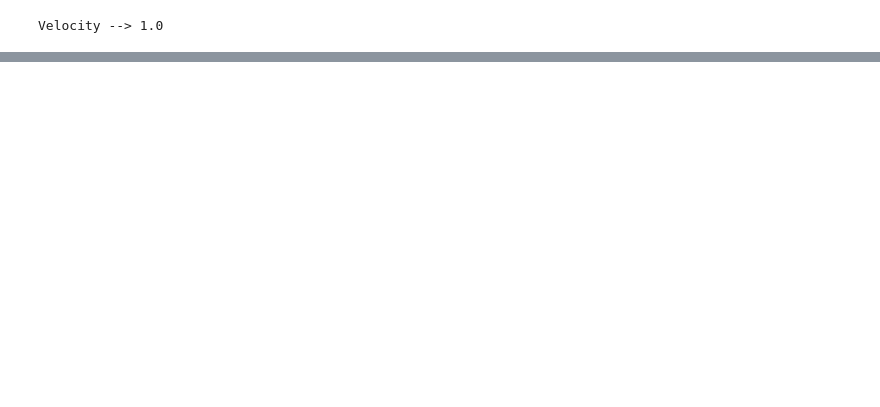
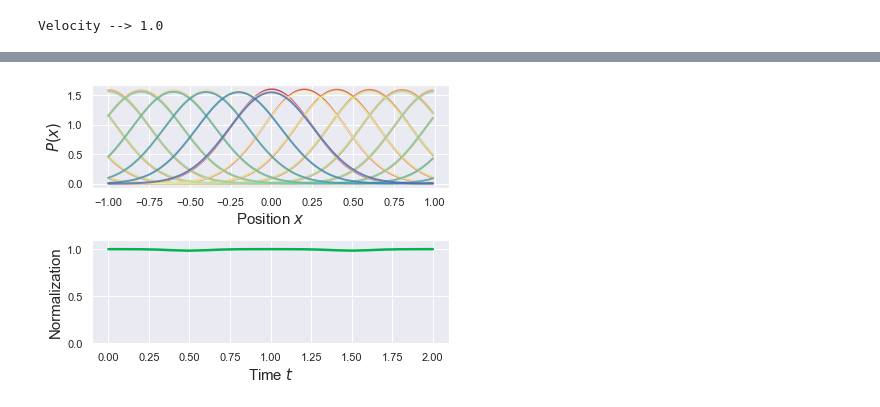
Before and after one commit to StevenJLarge/FokkerPlanck, a Jupyter notebook: notebooks/01-slarge-advection.ipynb, the cells around one changed output, grey strips where cells are left out. Cells and saved outputs as stored; diff of their text form; code cells hidden in the pictures; blank space fills up the shorter version.

```diff
--- a/notebooks/01-slarge-advection.ipynb
+++ b/notebooks/01-slarge-advection.ipynb
@@ -110,0 +147,43 @@ Velocity --> 1.0
+# %%
+force = 1.0
+total_time = 2.0
+time = 0
+# We will track distributions at deltaT = 0.1 increments
+counter = 0
+
+time_tracker = []
+density_periodic = []
+density_open = []
+
+while time < total_time:
+    fpe_periodic.advectionUpdate([force], constantForce, fpe_periodic.dt)
+    fpe_open.advectionUpdate([force], constantForce, fpe_periodic.dt)
+
+    if counter % 100 == 0:
+        time_tracker.append(time)
+        density_periodic.append(np.copy(fpe_periodic.prob))
+        density_open.append(np.copy(fpe_open.prob))
+
+    counter += 1
+    time += dt
+# %%
+fig, ax = plt.subplots(2, 1, figsize=(6, 4.5))
+Pal = sns.color_palette("Spectral", len(density_periodic))
+norm_tracker = []
+
+for i, density in enumerate(density_periodic):
+    ax[0].plot(fpe_periodic.xArray, density, linewidth=2.0, color=Pal[i], alpha=0.8)
+    norm_tracker.append(si.trapz(density, fpe_periodic.xArray))
+
+ax[1].plot(time_tracker, norm_tracker, linewidth=2.5, color=sns.xkcd_rgb["shamrock"])
+ax[1].set_ylim([0,1.1])
+
+ax[0].set_xlabel(r"Position $x$", fontsize=15)
+ax[0].set_ylabel(r"$P(x)$", fontsize=15)
+
+ax[1].set_xlabel(r"Time $t$", fontsize=15)
+ax[1].set_ylabel(r"Normalization", fontsize=15)
+
+plt.tight_layout()
+# %% [output]
+[figure, added]
```
Also changed, not shown: parts of 4 cells of this notebook, 2 other files.
